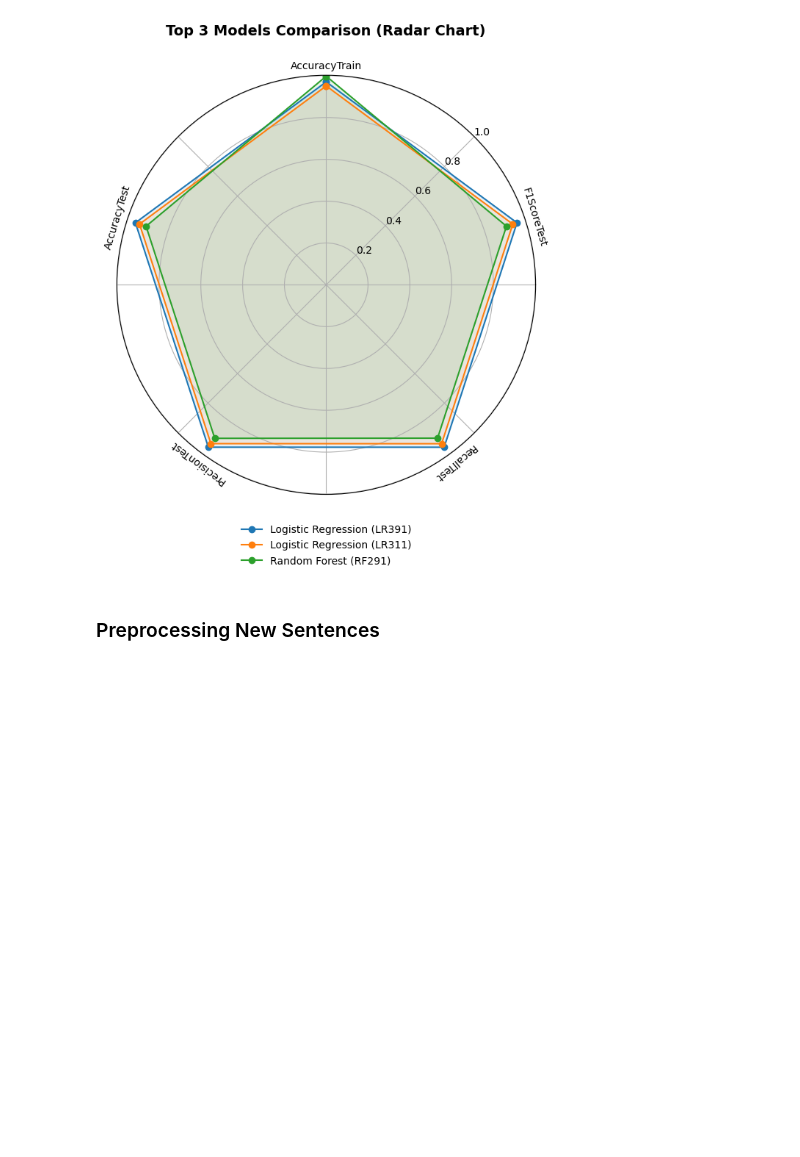
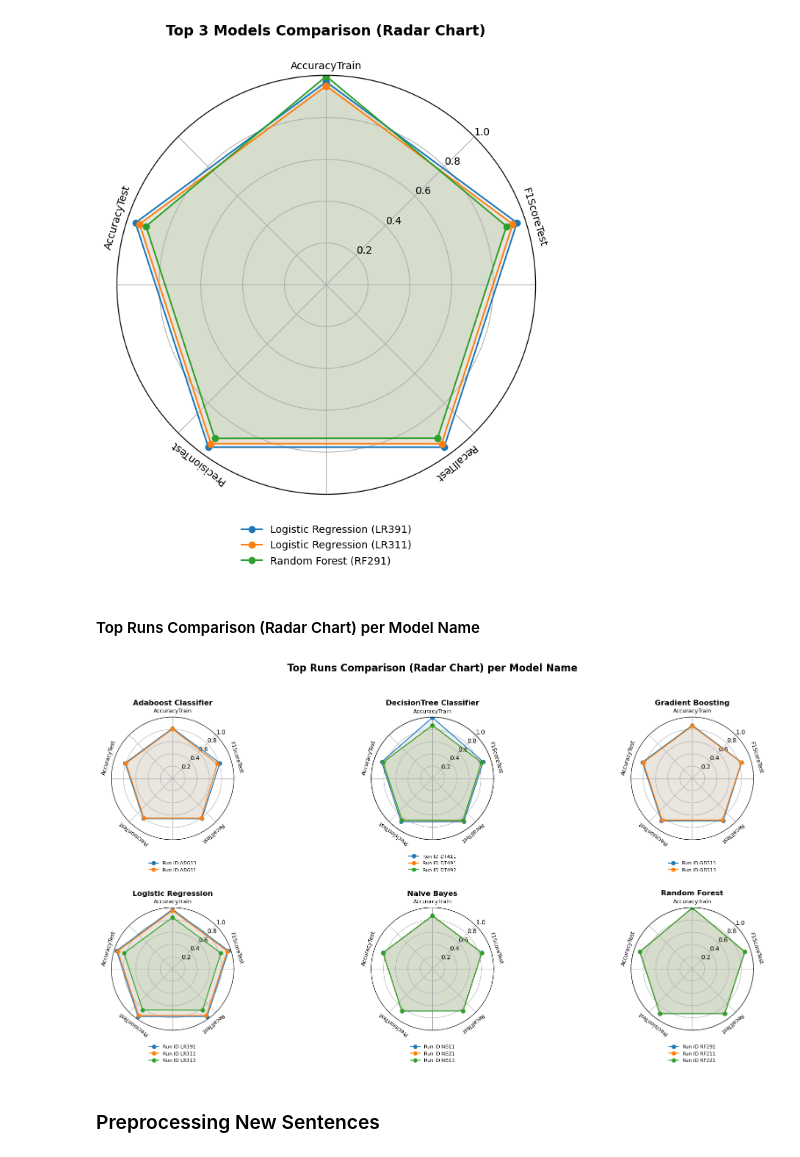
Before and after one commit to abdrahym/SentimentAnalysis-GooglePlayReviews, a Jupyter notebook: Notebook.ipynb, the cells around one changed output. Drawn from its saved outputs; the diff is of its cells as text; code cells hidden in the pictures; blank space fills up the shorter version.

Commit message:
update Radar Chart

```diff
--- a/Notebook.ipynb
+++ b/Notebook.ipynb
@@ -1074,6 +1074,58 @@ plt.tight_layout(rect=[0, 0, 1, 0.95])
 plt.show()
 # %% [output]
 [figure]
+# %% [markdown]
+#### Top Runs Comparison (Radar Chart) per Model Name
+# %%
+from math import pi
+import numpy as np
+import matplotlib.pyplot as plt
+
+# Radar chart setup
+metrics = ['AccuracyTrain', 'AccuracyTest', 'PrecisionTest', 'RecallTest', 'F1ScoreTest']
+num_vars = len(metrics)
+base_angles = [n / float(num_vars) * 2 * pi for n in range(num_vars)]
+angles = [angle + pi/2 for angle in base_angles]
+angles += angles[:1]
+label_rotations = [0, 73, 143, 220, 287]
+
+# Retrieve all groups based on ModelName
+grouped = list(resultRunModelCart_df.groupby('ModelName'))
+
+# Batch plot per 6 models (2 rows × 3 columns)
+for i in range(0, len(grouped), 6):
+    batch = grouped[i:i+6]
+    fig, axes = plt.subplots(nrows=2, ncols=3, subplot_kw={'projection': 'polar'}, figsize=(18, 10))
+    axes = axes.flatten()
+
+    for ax_idx, (model_name, group_df) in enumerate(batch):
+        ax = axes[ax_idx]
+        top_runs = group_df.nlargest(3, 'F1ScoreTest')
+
+        for _, row in top_runs.iterrows():
+            values = [row[m] for m in metrics]
+            values += values[:1]
+            ax.plot(angles, values, label=f"Run ID {row['IdRun']}", marker='o')
+            ax.fill(angles, values, alpha=0.1)
+
+        # Clear the default label of the axis
+        ax.set_xticklabels([])
+        for angle, label, rotation in zip(angles[:-1], metrics, label_rotations):
+            ax.text(angle, 1.1, label, ha='center', va='center', fontsize=9, rotation=rotation)
+
+        ax.set_rgrids([0.2, 0.4, 0.6, 0.8, 1.0], angle=45)
+        ax.set_title(f"{model_name}", fontsize=12, fontweight='bold', pad=20)
+        ax.legend(loc='lower center', bbox_to_anchor=(0.5, -0.3), fontsize=8, frameon=False)
+
+    # Turn off the rest of the subplots if the group < 6
+    for j in range(len(batch), 6):
+        fig.delaxes(axes[j])
+
+    fig.suptitle('Top Runs Comparison (Radar Chart) per Model Name', fontsize=16, fontweight='bold', y=0.98)
+    plt.tight_layout(rect=[0, 0.03, 1, 0.95])
+    plt.show()
+# %% [output]
+[figure, added]
 # %% [markdown]
 ### Preprocessing New Sentences
 # %%
```
Also changed, not shown: 2 other files.
